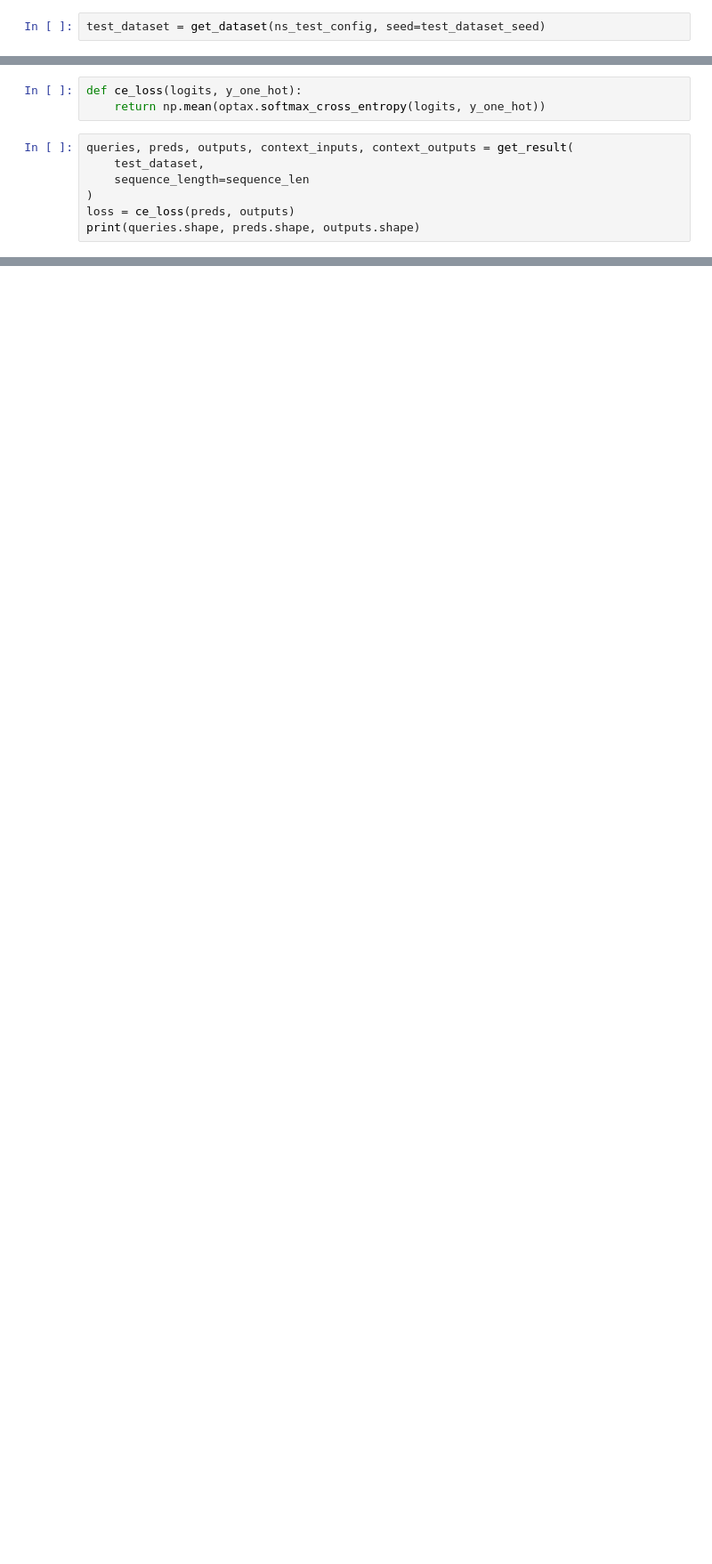
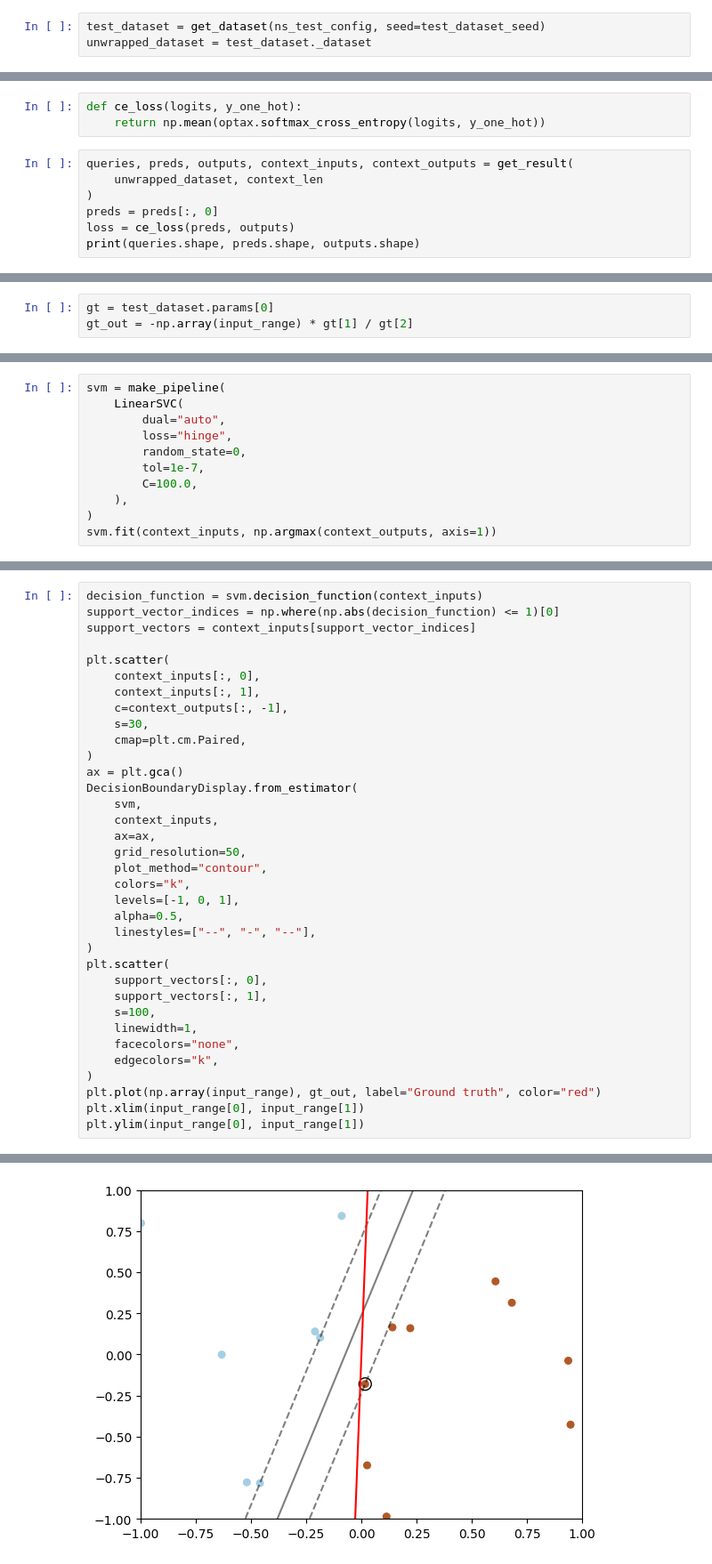
Before and after one commit to chanb/jaxl, a Jupyter notebook: scripts/icl/notebooks/sparse_in_example.ipynb, the cells around one changed output, grey strips where cells are left out. Shown: that part at 89% size. Saved outputs shown, nothing was run; the diff lists cells and outputs as text; blank space fills up the shorter version.

Commit message:
Plot near SVM

```diff
--- a/scripts/icl/notebooks/sparse_in_example.ipynb
+++ b/scripts/icl/notebooks/sparse_in_example.ipynb
@@ -45,3 +58,4 @@ test_config["dataset_kwargs"]["inputs_range"] = input_range
 ns_test_config = parse_dict(test_config)
 # %%
 test_dataset = get_dataset(ns_test_config, seed=test_dataset_seed)
+unwrapped_dataset = test_dataset._dataset
@@ -73,8 +96,8 @@ def ce_loss(logits, y_one_hot):
     return np.mean(optax.softmax_cross_entropy(logits, y_one_hot))
 # %%
 queries, preds, outputs, context_inputs, context_outputs = get_result(
-    test_dataset,
-    sequence_length=sequence_len
+    unwrapped_dataset, context_len
 )
+preds = preds[:, 0]
 loss = ce_loss(preds, outputs)
 print(queries.shape, preds.shape, outputs.shape)
@@ -86,0 +120,3 @@ import matplotlib.pyplot as plt
+# %%
+gt = test_dataset.params[0]
+gt_out = -np.array(input_range) * gt[1] / gt[2]
@@ -86,0 +125,11 @@ import matplotlib.pyplot as plt
+# %%
+svm = make_pipeline(
+    LinearSVC(
+        dual="auto",
+        loss="hinge",
+        random_state=0,
+        tol=1e-7,
+        C=100.0,
+    ),
+)
+svm.fit(context_inputs, np.argmax(context_outputs, axis=1))
@@ -86,0 +140,36 @@ import matplotlib.pyplot as plt
+# %%
+decision_function = svm.decision_function(context_inputs)
+support_vector_indices = np.where(np.abs(decision_function) <= 1)[0]
+support_vectors = context_inputs[support_vector_indices]
+
+plt.scatter(
+    context_inputs[:, 0],
+    context_inputs[:, 1],
+    c=context_outputs[:, -1],
+    s=30,
+    cmap=plt.cm.Paired,
+)
+ax = plt.gca()
+DecisionBoundaryDisplay.from_estimator(
+    svm,
+    context_inputs,
+    ax=ax,
+    grid_resolution=50,
+    plot_method="contour",
+    colors="k",
+    levels=[-1, 0, 1],
+    alpha=0.5,
+    linestyles=["--", "-", "--"],
+)
+plt.scatter(
+    support_vectors[:, 0],
+    support_vectors[:, 1],
+    s=100,
+    linewidth=1,
+    facecolors="none",
+    edgecolors="k",
+)
+plt.plot(np.array(input_range), gt_out, label="Ground truth", color="red")
+plt.xlim(input_range[0], input_range[1])
+plt.ylim(input_range[0], input_range[1])
+# %% [output]
@@ -86,0 +177 @@ import matplotlib.pyplot as plt
+[figure, added]
```
Also changed, not shown: parts of 28 cells of this notebook, 1 other file.
